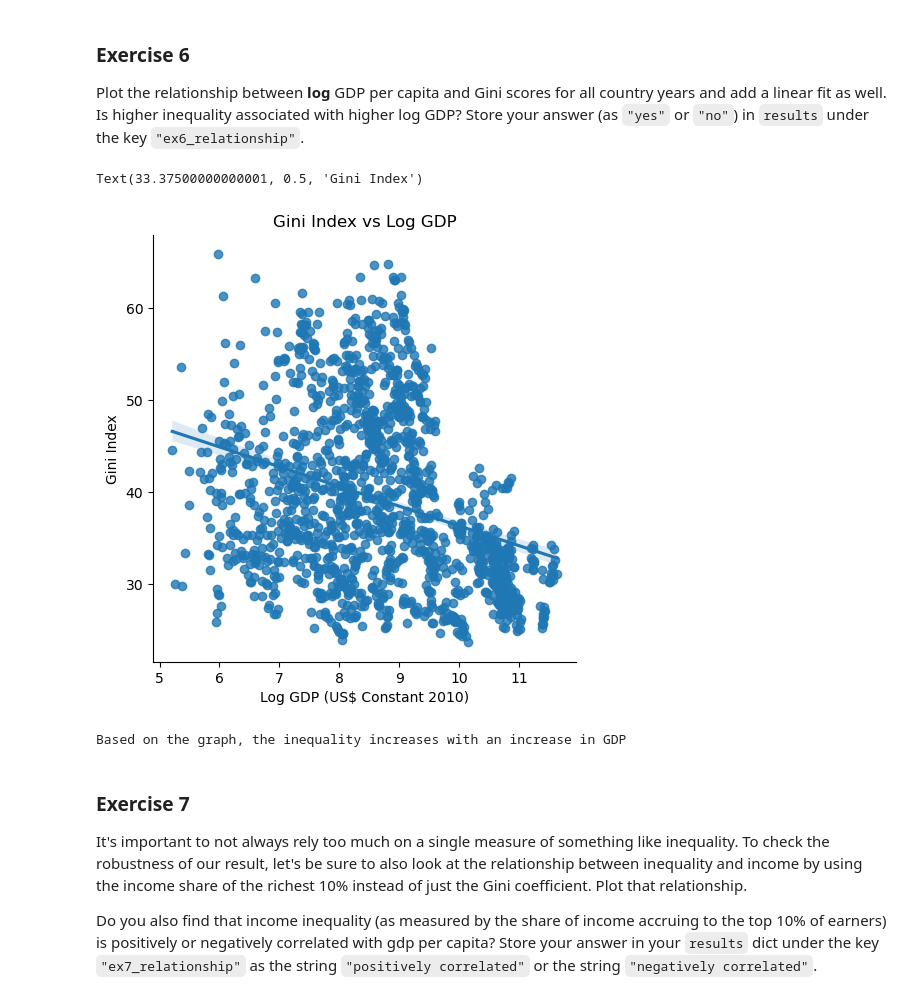
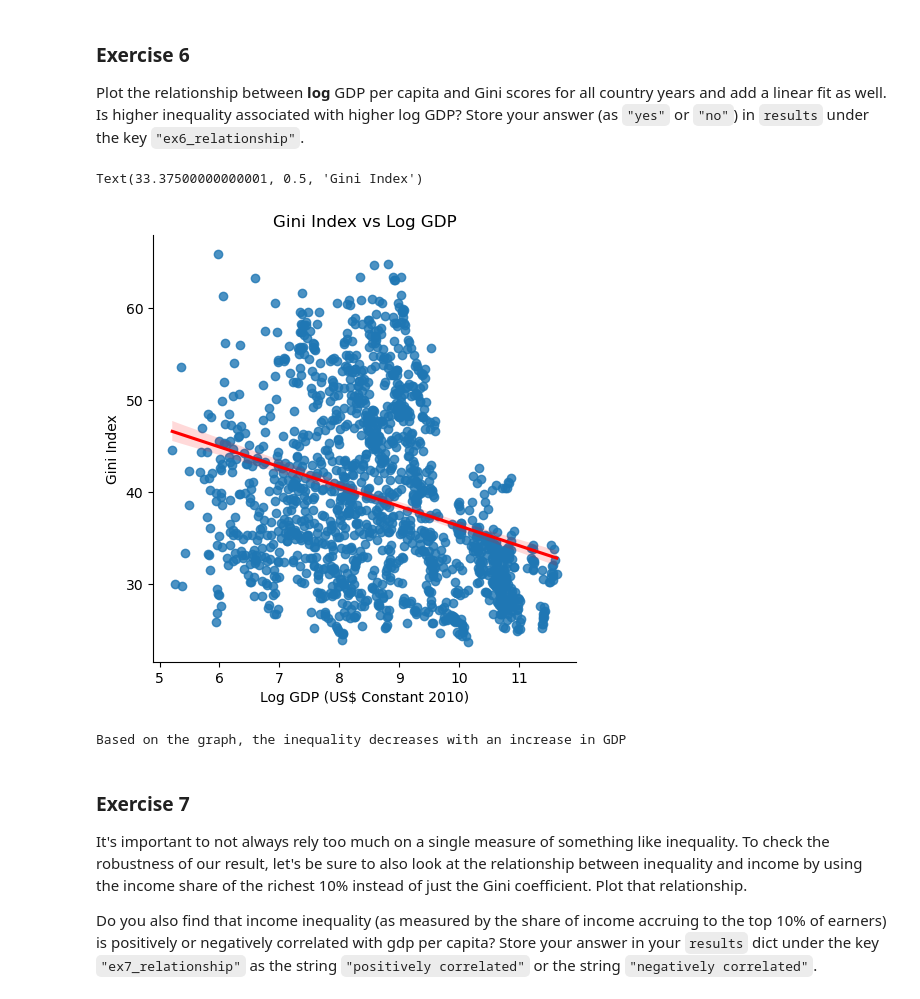
Before and after one commit to revanth7667/PDS_Assignments, a Jupyter notebook: codes/notebooks/2023-11-02_IND_reshaping.ipynb, the cells around one changed output. Drawn from its saved outputs; the diff is of its cells as text; code cells hidden in the pictures.

```diff
--- a/codes/notebooks/2023-11-02_IND_reshaping.ipynb
+++ b/codes/notebooks/2023-11-02_IND_reshaping.ipynb
@@ -196,7 +196,12 @@ df_melt = pd.melt(
 )
 # %%
 # making the indicators to columns
-df_pivot = df_melt.pivot_table("Value", ["Country Name", "Year"], "Indicator Name")
+df_pivot = df_melt.pivot_table(
+    values="Value",
+    index=["Country Name", "Year"],
+    columns="Indicator Name",
+    aggfunc="sum",
+)
 # %%
 # removing column aggregation and making year a  numeric column
 df_pivot.reset_index(inplace=True)
@@ -219,7 +224,8 @@ After Subsetting the data for post year 1980, the number of rows is 8,608
 Subset for observations for which we have GINI index estimates. How many unique *countries* do you end up with? Store this answer in `ex5_num_countries`.
 # %%
 # subsetting for countries which have Gini index
-df4 = df3[~df3["GINI index (World Bank estimate)"].isna()]
+df3 = df3.dropna(subset=["GINI index (World Bank estimate)"])
+df4 = df3[df3["GINI index (World Bank estimate)"] != 0]
 
 results["ex5_num_countries"] = df4["Country Name"].nunique()
 
@@ -235,18 +244,24 @@ Plot the relationship between **log** GDP per capita and Gini scores for all cou
 df4["log GDP"] = np.log(df4["GDP per capita (constant 2010 US$)"])
 # %%
 # plotting the Gini index vs country years and linear regression
-sns.lmplot(x="log GDP", y="GINI index (World Bank estimate)", data=df4, scatter=True)
+sns.lmplot(
+    x="log GDP",
+    y="GINI index (World Bank estimate)",
+    data=df4,
+    scatter=True,
+    line_kws={"color": "red"},
+)
 plt.title("Gini Index vs Log GDP")
 plt.xlabel("Log GDP (US$ Constant 2010)")
 plt.ylabel("Gini Index")
 # %% [output]
 Text(33.37500000000001, 0.5, 'Gini Index')
-[figure, old version]
+[figure, new version]
 # %%
-results["ex6_relationship"] = "yes"
-print(f"Based on the graph, the inequality increases with an increase in GDP")
+results["ex6_relationship"] = "no"
+print(f"Based on the graph, the inequality decreases with an increase in GDP")
 # %% [output]
-Based on the graph, the inequality increases with an increase in GDP
+Based on the graph, the inequality decreases with an increase in GDP
 # %% [markdown]
 ### Exercise 7
 
```
Also changed, not shown: parts of 9 cells of this notebook, 2 other files.
